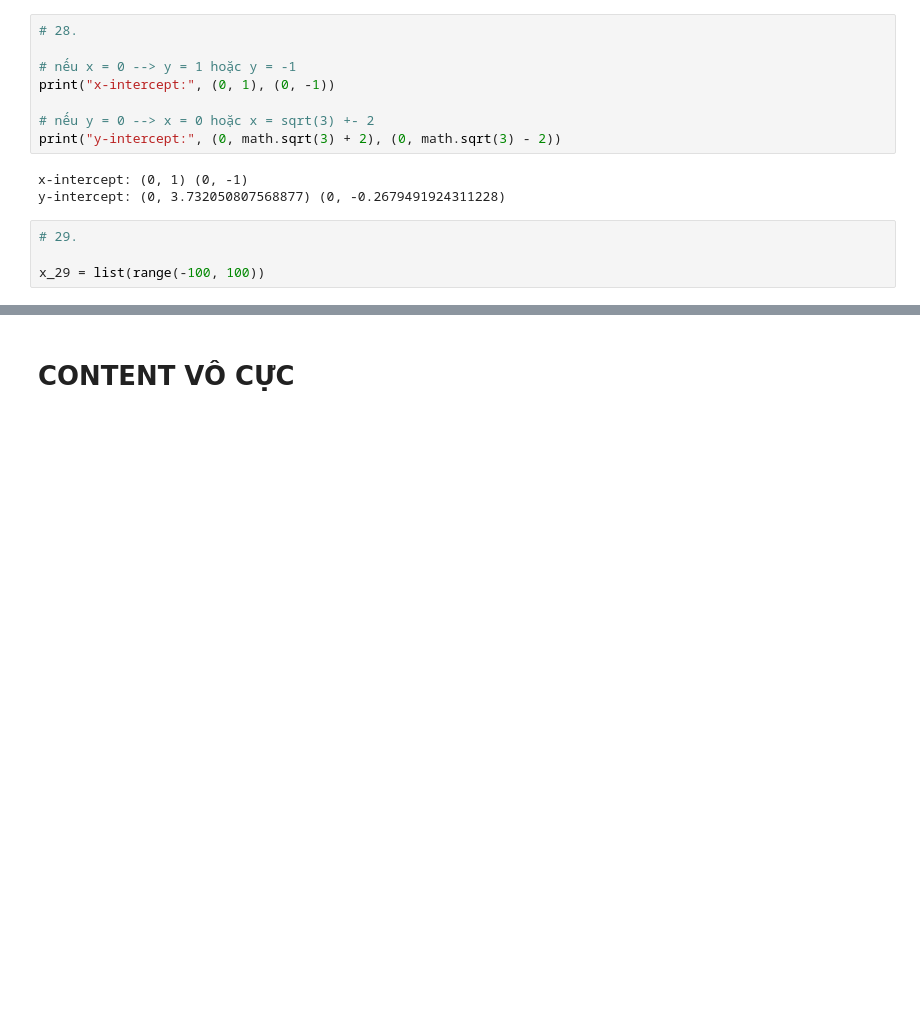
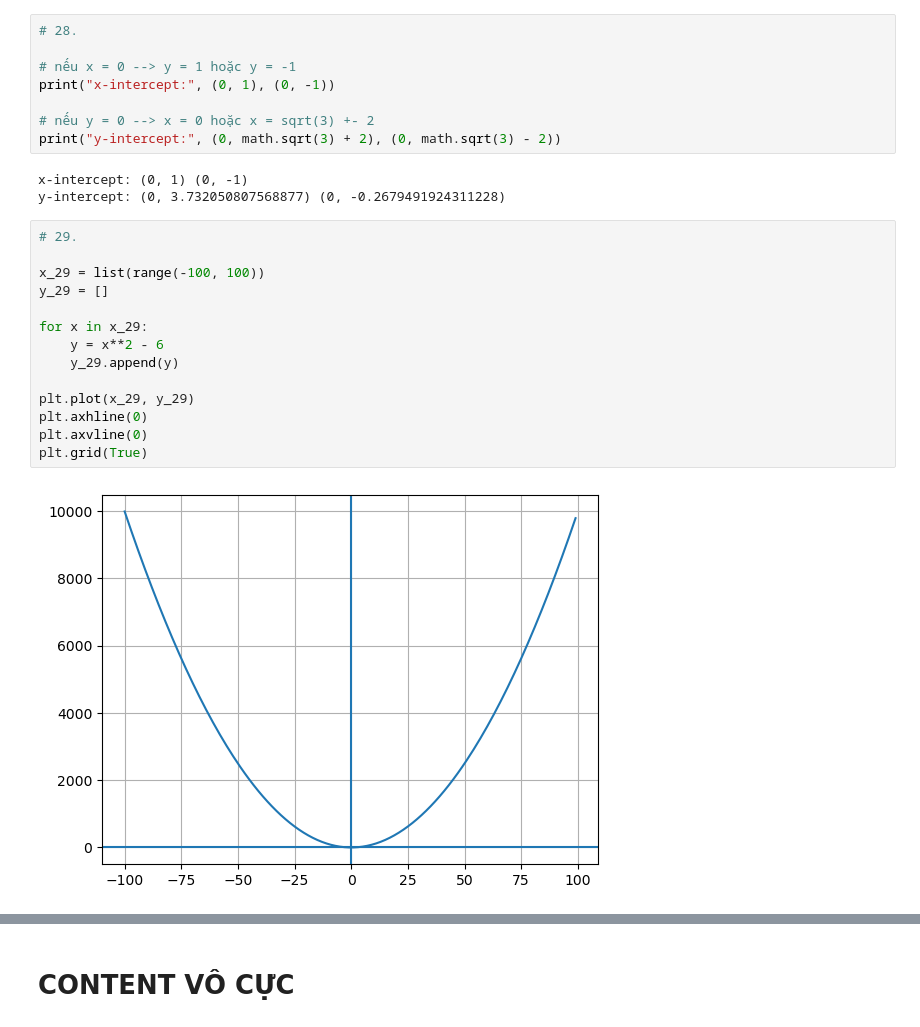
Before and after one commit to daycuachuoithucan/Project-1---Calculus, a Jupyter notebook: Calculus.ipynb, the cells around one changed output, grey strips where cells are left out. Drawn from its saved outputs; the diff is of its cells as text; blank space fills up the shorter version.

```diff
--- a/Calculus.ipynb
+++ b/Calculus.ipynb
@@ -421,7 +422,19 @@ print("y-intercept:", (0, math.sqrt(3) + 2), (0, math.sqrt(3) - 2))
 # %% [output]
 x-intercept: (0, 1) (0, -1)
 y-intercept: (0, 3.732050807568877) (0, -0.2679491924311228)
-# %%
-# 29.
-
-x_29 = list(range(-100, 100))
+# %%
+# 29.
+
+x_29 = list(range(-100, 100))
+y_29 = []
+
+for x in x_29:
+    y = x**2 - 6
+    y_29.append(y)
+
+plt.plot(x_29, y_29)
+plt.axhline(0)
+plt.axvline(0)
+plt.grid(True)
+# %% [output]
+[figure, added]
```
Also changed, not shown: parts of 33 cells of this notebook.
